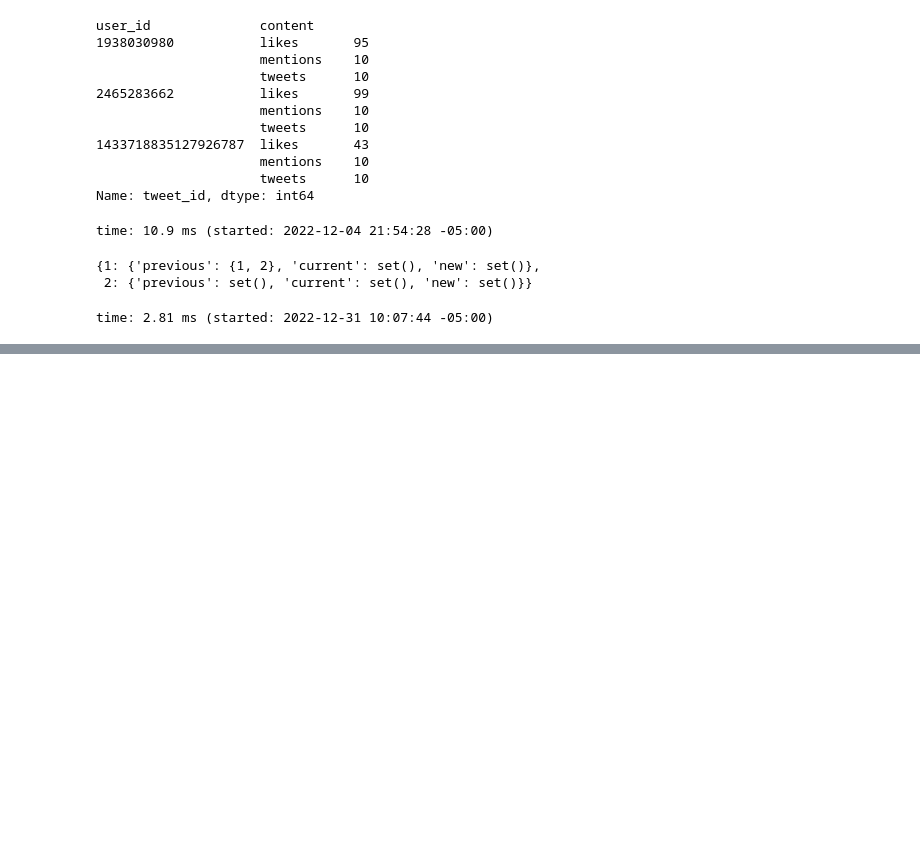
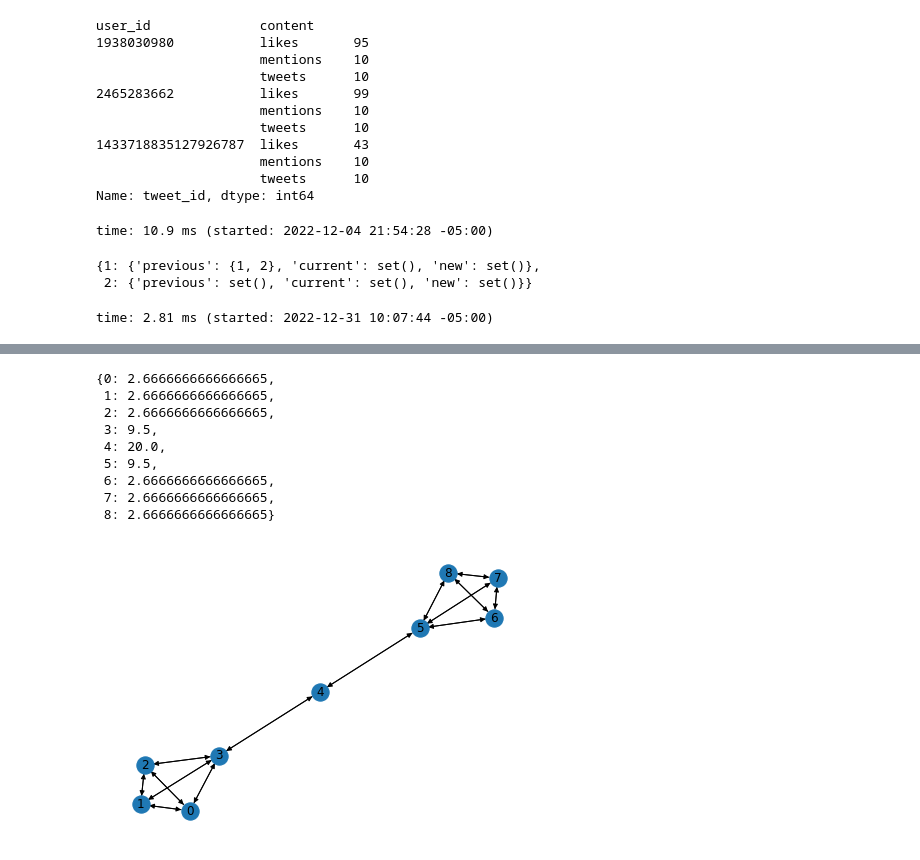
Before and after one commit to lejinvarghese/ego_networks, a Jupyter notebook: notebooks/edge_features.ipynb, the cells around one changed output, grey strips where cells are left out. Drawn from its saved outputs; the diff is of its cells as text; code cells hidden in the pictures; blank space fills up the shorter version.

Commit message:
edge features and brokerage added
Signed-off-by: lejinvarghese <lejinsnests@gmail.com>

```diff
--- a/notebooks/edge_features.ipynb
+++ b/notebooks/edge_features.ipynb
@@ -357,0 +398,35 @@ time: 2.81 ms (started: 2022-12-31 10:07:44 -05:00)
+# %%
+def brokerage(graph, k=500, seed=42):
+    from networkx import edge_betweenness_centrality
+    from pandas import Series
+
+    e_cen = edge_betweenness_centrality(
+        graph,
+        k=min(graph.number_of_nodes(), k),
+        seed=seed,
+        normalized=False,
+        weight="weight",
+    )
+    measure = (
+        Series(e_cen)
+        .rename_axis(["source", "target"])
+        .reset_index(name="measure_value")
+        .groupby("source").measure_value.mean().to_dict()
+    )
+    return measure
+
+G_b = nx.barbell_graph(m1 = 4, m2 = 1).to_directed()
+nx.draw(G_b, with_labels = True)
+m_ = brokerage(G_b)
+m_
+# %% [output]
+{0: 2.6666666666666665,
+ 1: 2.6666666666666665,
+ 2: 2.6666666666666665,
+ 3: 9.5,
+ 4: 20.0,
+ 5: 9.5,
+ 6: 2.6666666666666665,
+ 7: 2.6666666666666665,
+ 8: 2.6666666666666665}
+[figure, added]
```
Also changed, not shown: parts of 9 cells of this notebook, 15 other files.
